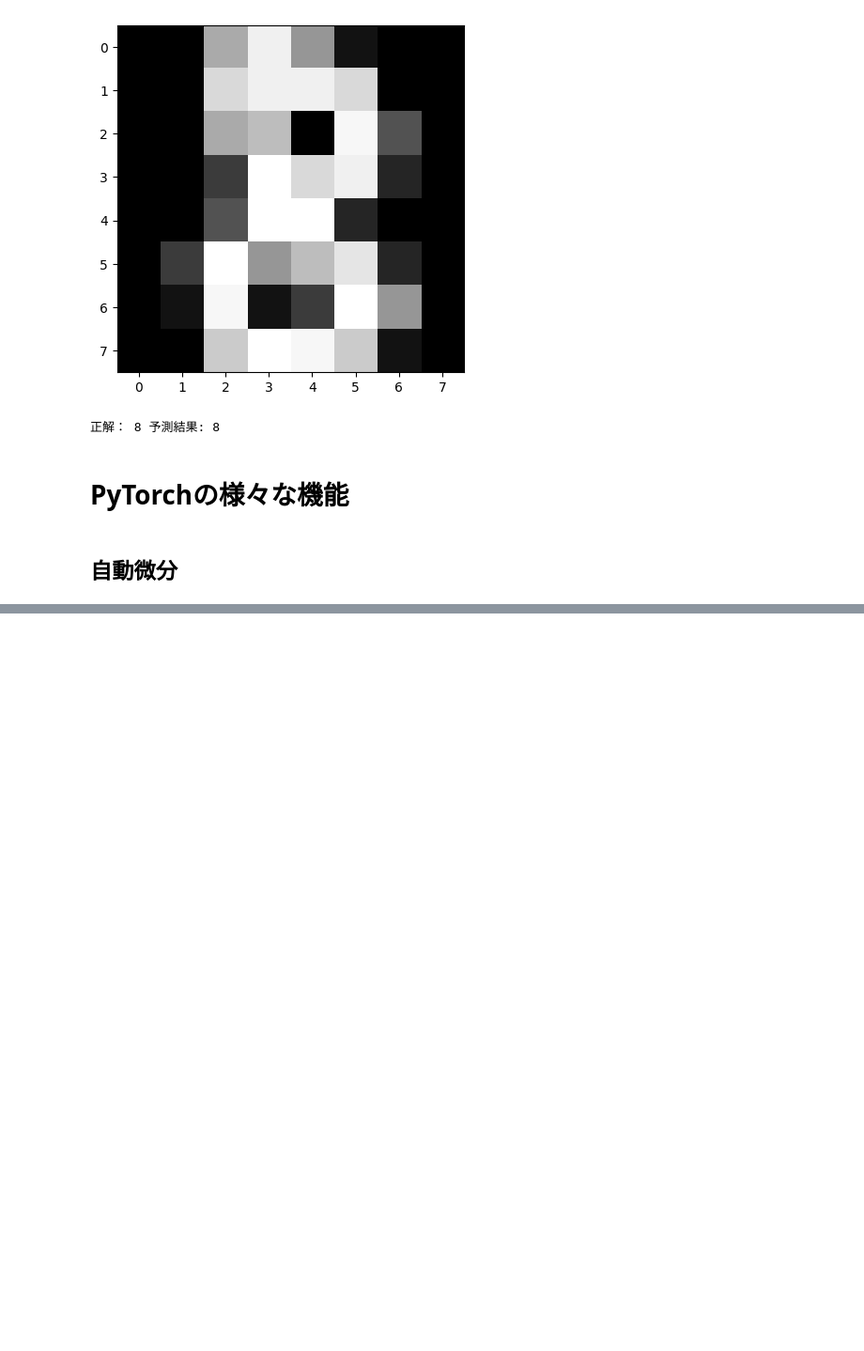
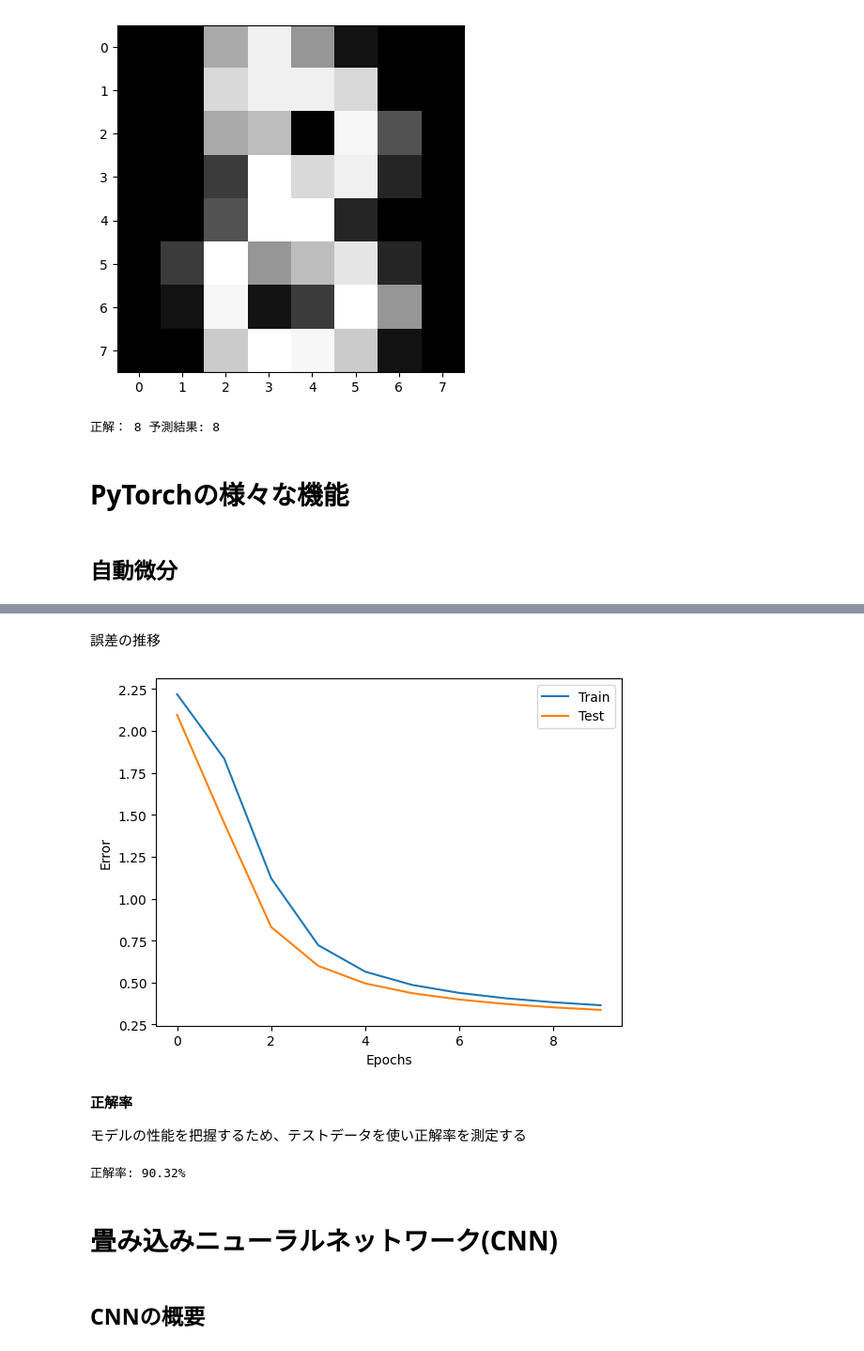
Before and after one commit to sakamototaisei/python_colab, a Jupyter notebook: PyTorchで実装するディープラーニング.ipynb, the cells around one changed output, grey strips where cells are left out. Shown at 94% size. Drawn from its saved outputs; the diff is of its cells as text; code cells hidden in the pictures; blank space fills up the shorter version.

```diff
--- a/PyTorchで実装するディープラーニング.ipynb
+++ b/PyTorchで実装するディープラーニング.ipynb
@@ -496,0 +559,13 @@ print('正解：', labels[img_id], '予測結果:', y_pred.argmax().item())
+# %%
+def calc(a):
+    b = a*2 + 1
+    c = b*b
+    d = c/(c + 2)
+    e = d.mean()
+    return e
+
+x = [1.0, 2.0, 3.0]
+x = torch.tensor(x, requires_grad=True)
+y = calc(x)
+y.backward()
+print(x.grad.tolist()) # xの勾配(xの各値の変化に対するyの変化の割合)
@@ -496,0 +709,21 @@ print('正解：', labels[img_id], '予測結果:', y_pred.argmax().item())
+# %%
+import torch.nn as nn
+import torch.nn.functional as F
+
+class Net(nn.Module):
+    def __init__(self):
+        super().__init__()
+        self.fc1 = nn.Linear(img_size*img_size, 1024) # 全結合層
+        self.fc2 = nn.Linear(1024, 512)
+        self.fc3 = nn.Linear(512, 10)
+
+    def forward(self, x):
+        x = x.view(-1, img_size*img_size) # バッチサイズx入力の数
+        x = F.relu(self.fc1(x))
+        x = F.relu(self.fc2(x))
+        x = self.fc3(x)
+        return x
+
+net = Net()
+net.cuda() # GPU対応
+print(net)
@@ -496,0 +796,34 @@ print('正解：', labels[img_id], '予測結果:', y_pred.argmax().item())
+# %% [markdown]
+誤差の推移
+# %%
+import matplotlib.pyplot as plt
+
+plt.plot(range(len(record_loss_train)), record_loss_train, label='Train')
+plt.plot(range(len(record_loss_test)), record_loss_test, label='Test')
+plt.legend()
+
+plt.xlabel('Epochs')
+plt.ylabel('Error')
+plt.show()
+# %% [output]
+[figure, added]
+# %% [markdown]
+**正解率**
+
+モデルの性能を把握するため、テストデータを使い正解率を測定する
+# %%
+correct = 0
+total = 0
+for i, (x, t) in enumerate(test_loader):
+    x, t = x.cuda(), t.cuda()
+    x = x.view(-1, img_size*img_size)
+    y = net(x)
+    correct += (y.argmax(1) == t).sum().item()
+    total += len(x)
+print('正解率:', str(correct/total*100) + '%')
+# %% [output]
+正解率: 90.32%
+# %% [markdown]
+# **畳み込みニューラルネットワーク(CNN)**
+# %% [markdown]
+## **CNNの概要**
```
Also changed, not shown: parts of 26 cells of this notebook.
